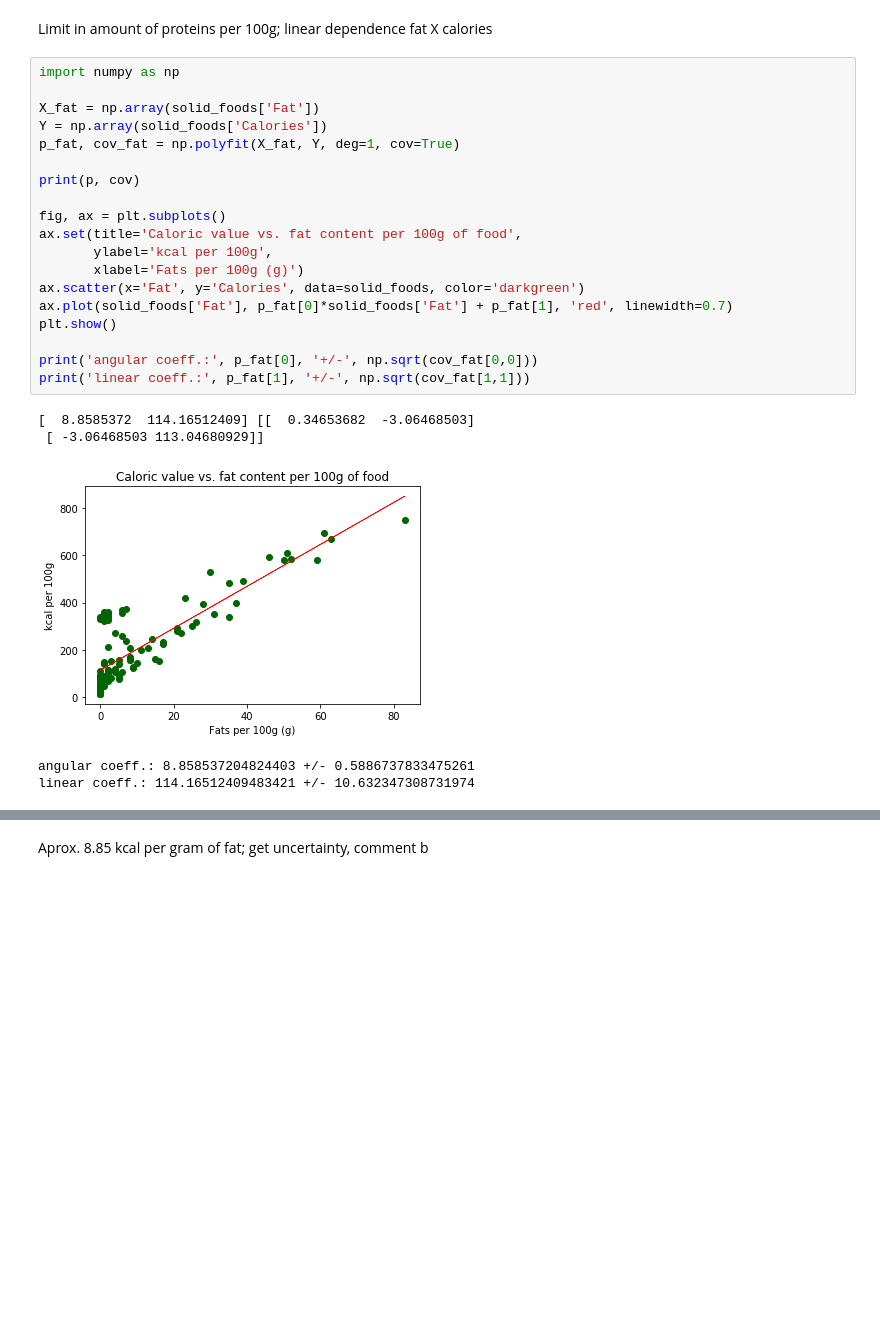
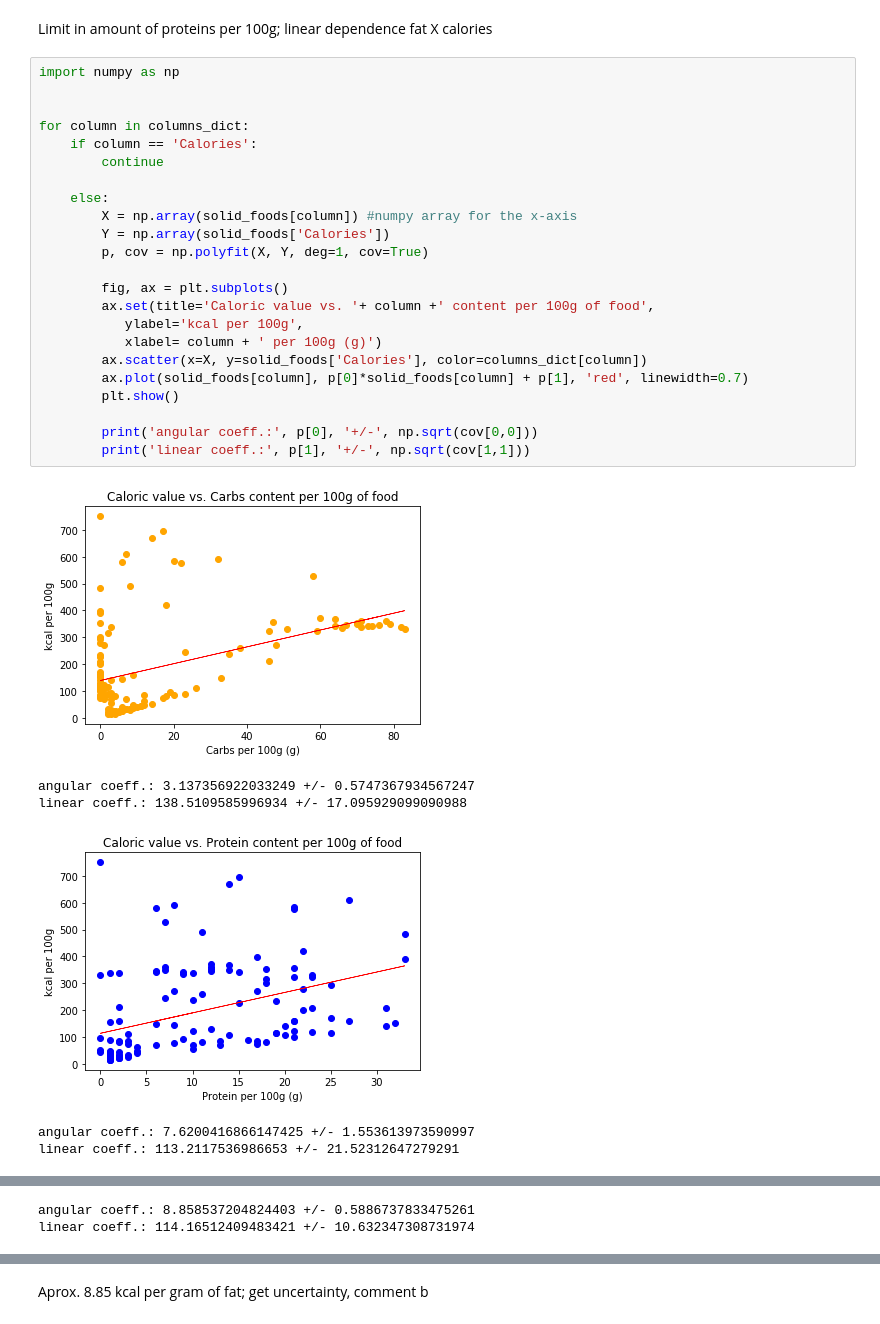
Before and after one commit to jbvasconcellos/foods, a Jupyter notebook: food.ipynb, the cells around one changed output, grey strips where cells are left out. Drawn from its saved outputs; the diff is of its cells as text; blank space fills up the shorter version.

```diff
--- a/food.ipynb
+++ b/food.ipynb
@@ -190,25 +244,30 @@ Limit in amount of proteins per 100g; linear dependence fat X calories
 # %%
 import numpy as np
 
-X_fat = np.array(solid_foods['Fat'])
-Y = np.array(solid_foods['Calories'])
-p_fat, cov_fat = np.polyfit(X_fat, Y, deg=1, cov=True)
 
-print(p, cov)
+for column in columns_dict:
+    if column == 'Calories':
+        continue
 
-fig, ax = plt.subplots()
-ax.set(title='Caloric value vs. fat content per 100g of food',
-       ylabel='kcal per 100g',
-       xlabel='Fats per 100g (g)')
-ax.scatter(x='Fat', y='Calories', data=solid_foods, color='darkgreen')
-ax.plot(solid_foods['Fat'], p_fat[0]*solid_foods['Fat'] + p_fat[1], 'red', linewidth=0.7)
-plt.show()
+    else:
+        X = np.array(solid_foods[column]) #numpy array for the x-axis
+        Y = np.array(solid_foods['Calories'])
+        p, cov = np.polyfit(X, Y, deg=1, cov=True)
 
-print('angular coeff.:', p_fat[0], '+/-', np.sqrt(cov_fat[0,0]))
-print('linear coeff.:', p_fat[1], '+/-', np.sqrt(cov_fat[1,1]))
+        fig, ax = plt.subplots()
+        ax.set(title='Caloric value vs. '+ column +' content per 100g of food',
+           ylabel='kcal per 100g',
+           xlabel= column + ' per 100g (g)')
+        ax.scatter(x=X, y=solid_foods['Calories'], color=columns_dict[column])
+        ax.plot(solid_foods[column], p[0]*solid_foods[column] + p[1], 'red', linewidth=0.7)
+        plt.show()
+
+        print('angular coeff.:', p[0], '+/-', np.sqrt(cov[0,0]))
+        print('linear coeff.:', p[1], '+/-', np.sqrt(cov[1,1]))
 # %% [output]
+[figure, new version]
-[  8.8585372  114.16512409] [[  0.34653682  -3.06468503]
- [ -3.06468503 113.04680929]]
+angular coeff.: 3.137356922033249 +/- 0.5747367934567247
+linear coeff.: 138.5109585996934 +/- 17.095929099090988
-[figure, old version]
+[figure, added]
-angular coeff.: 8.858537204824403 +/- 0.5886737833475261
-linear coeff.: 114.16512409483421 +/- 10.632347308731974
+angular coeff.: 7.6200416866147425 +/- 1.553613973590997
+linear coeff.: 113.2117536986653 +/- 21.52312647279291
@@ -214,0 +275,2 @@ linear coeff.: 114.16512409483421 +/- 10.632347308731974
+angular coeff.: 8.858537204824403 +/- 0.5886737833475261
+linear coeff.: 114.16512409483421 +/- 10.632347308731974
```
Also changed, not shown: parts of 21 cells of this notebook.
